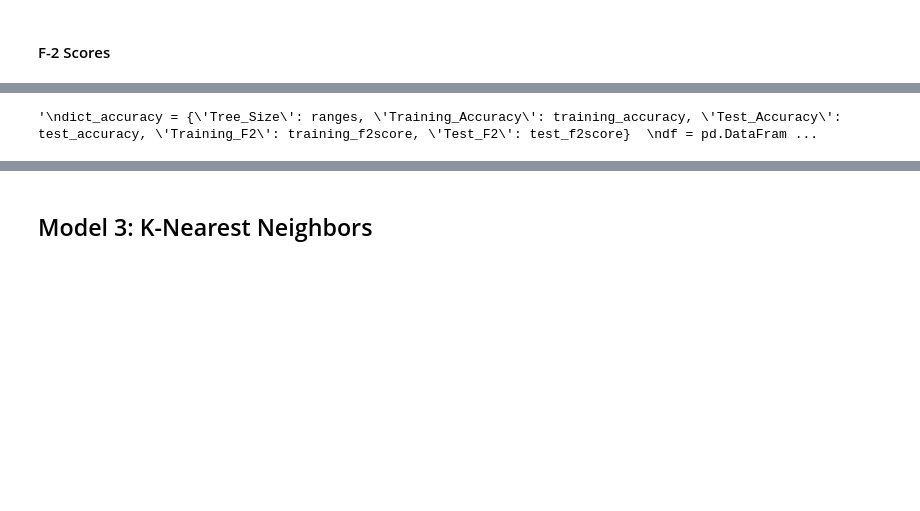
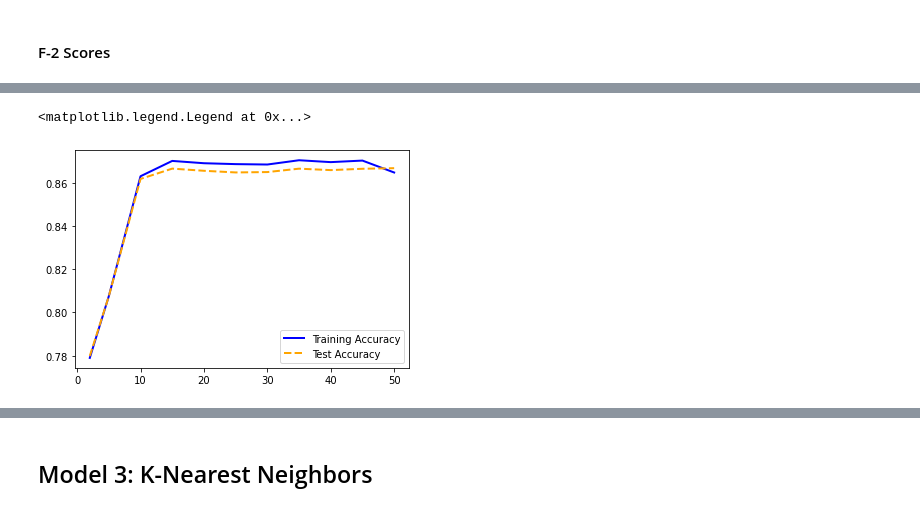
Before and after one commit to alhparsa/CMPT459-Project, a Jupyter notebook: Milestone_2.ipynb, the cells around one changed output, grey strips where cells are left out. Saved outputs shown, nothing was run; the diff lists cells and outputs as text; code cells hidden in the pictures; blank space fills up the shorter version.

Commit message:
Fixed bug that made Adaboost plots fail.

```diff
--- a/Milestone_2.ipynb
+++ b/Milestone_2.ipynb
@@ -193,11 +191,13 @@ test_f2score.append(sklearn.metrics.fbeta_score(y_test, y_test_pred, beta=2, ave
 # %%
+ranges.append(50)
 dict_accuracy = {'Tree_Size': ranges, 'Training_Accuracy': training_accuracy, 'Test_Accuracy': test_accuracy, 'Training_F2': training_f2score, 'Test_F2': test_f2score}
 df = pd.DataFrame(dict_accuracy)
 plts.plot( 'Tree_Size', 'Training_Accuracy', data=df, marker='', color='blue', linewidth=2, label="Training Accuracy")
 plts.plot( 'Tree_Size', 'Test_Accuracy', data=df, marker='', color='orange', linewidth=2, linestyle='dashed', label="Test Accuracy")
 plts.legend()
 # %% [output]
-'\ndict_accuracy = {\'Tree_Size\': ranges, \'Training_Accuracy\': training_accuracy, \'Test_Accuracy\': test_accuracy, \'Training_F2\': training_f2score, \'Test_F2\': test_f2score}  \ndf = pd.DataFram ...
+<matplotlib.legend.Legend at 0x...>
+[figure, added]
 # %%
 plts.plot( 'Tree_Size', 'Training_F2', data=df, marker='', color='green', linewidth=2, label="Training F2 Score")
 plts.plot( 'Tree_Size', 'Test_F2', data=df, marker='', color='green', linewidth=2, linestyle='dashed', label="Test F2 Score")
```
Also changed, not shown: parts of 16 cells of this notebook.
